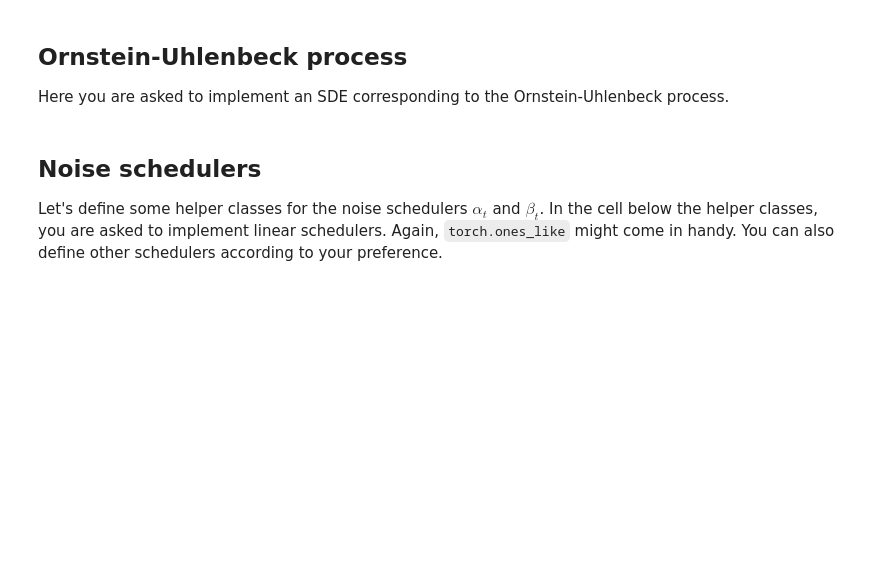
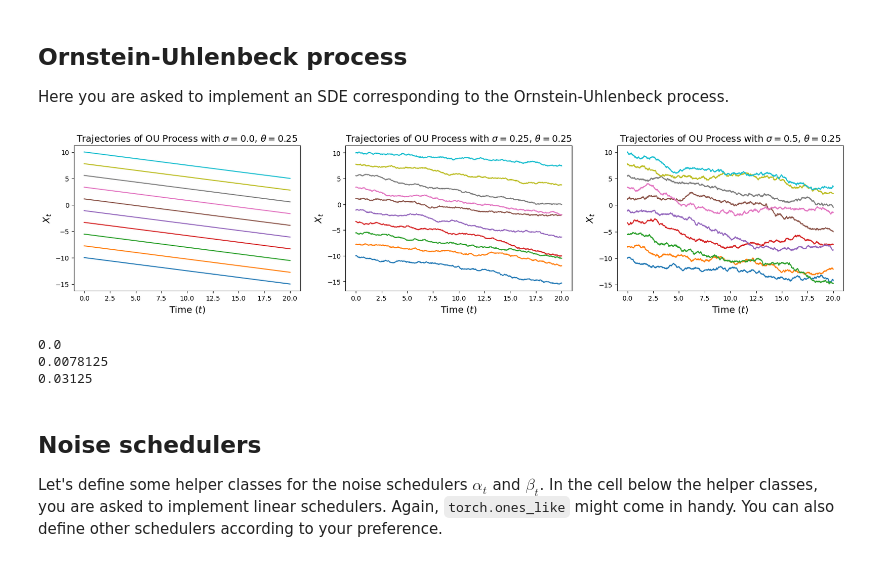
Before and after one commit to ScottMcHaffie/SH2150_assignments, a Jupyter notebook: assignment3/Assignment_3.ipynb, the cells around one changed output. Drawn from its saved outputs; the diff is of its cells as text; code cells hidden in the pictures; blank space fills up the shorter version.

```diff
--- a/assignment3/Assignment_3.ipynb
+++ b/assignment3/Assignment_3.ipynb
@@ -231,7 +237,8 @@ class OUProcess(SDE):
         Returns:
             - drift: shape (bs,)
         """
-        raise NotImplementedError("To be implemented!")
+        drift = -self.theta * np.ones_like(xt)
+        return drift
 
     def diffusion_coefficient(self, xt: torch.Tensor, t: torch.Tensor) -> torch.Tensor:
         """
@@ -242,34 +249,44 @@ class OUProcess(SDE):
         Returns:
             - diffusion: shape (bs,)
         """
-        raise NotImplementedError("To be implemented!")
+        diffusion = self.sigma * np.ones_like(xt)
+        return diffusion
 # %%
 # Try comparing multiple choices side-by-side
 thetas_and_sigmas = [
     (0.25, 0.0),
     (0.25, 0.25),
     (0.25, 0.5),
 ]
 simulation_time = 20
 
 num_plots = len(thetas_and_sigmas)
 fig, axes = plt.subplots(1, num_plots, figsize=(7 * num_plots, 4))
 
 for idx, (theta, sigma) in enumerate(thetas_and_sigmas):
 
     ou_process = OUProcess(theta, sigma)
     simulator = EulerMaruyamaMethod(sde=ou_process)
 
     x0 = torch.linspace(-10.0,10.0,10).view(-1,1).to(device) # Initial values - let's start at zero
     ts = torch.linspace(0.0, simulation_time, 1000).view(1,-1,1).expand(10,-1,1).to(device)
 
     ax = axes[idx]
     ax.set_title(f'Trajectories of OU Process with $\\sigma = ${sigma}, $\\theta = ${theta}', fontsize=14)
     ax.set_xlabel(r'Time ($t$)', fontsize=14)
     ax.set_ylabel(r'$X_t$', fontsize=14)
     plot_trajectories_1d(x0, simulator, ts, ax)
 
+plt.savefig(rf"C:\Users\T480s\OneDrive\Documents\aKTH\KTH Second Year\ML_physics\SH2150_assignments\assignment3\figures\1d_.png")
 plt.show()
+
+for theta, sigma in thetas_and_sigmas:
+    print (sigma**2 / 2 * theta)
+# %% [output]
+[figure, added]
+0.0
+0.0078125
+0.03125
 # %% [markdown]
 ## Noise schedulers
 Let's define some helper classes for the noise schedulers $\alpha_t$ and $\beta_t$. In the cell below the helper classes, you are asked to implement linear schedulers. Again, `torch.ones_like` might come in handy. You can also define other schedulers according to your preference.
```
Also changed, not shown: parts of 1 cell of this notebook.
